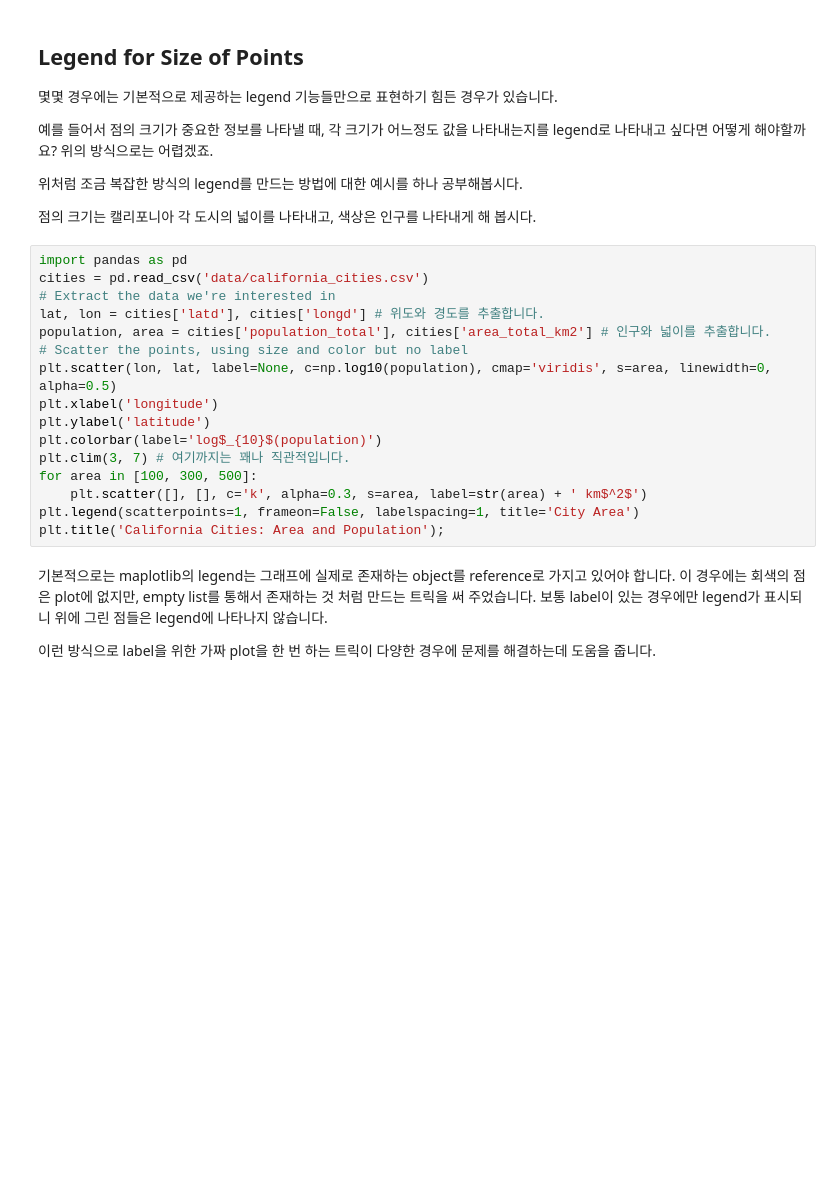
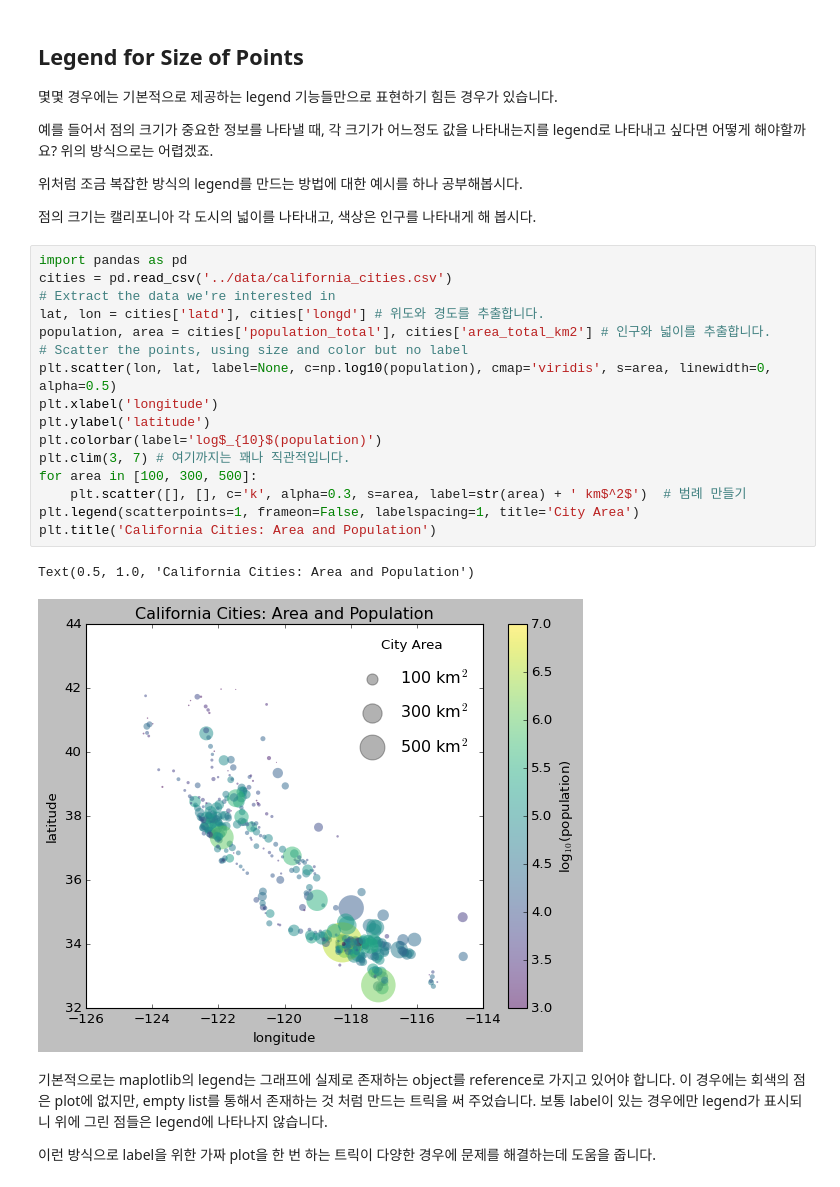
Before and after one commit to taegyunjjang/ssu2024, a Jupyter notebook: ML/5주차/W05-Visualization2.ipynb, the cells around one changed output. Drawn from its saved outputs; the diff is of its cells as text; blank space fills up the shorter version.

```diff
--- a/ML/5주차/W05-Visualization2.ipynb
+++ b/ML/5주차/W05-Visualization2.ipynb
@@ -97,20 +111,23 @@ legend는 기본적으로 label attribute가 없는 경우에는 표시되지
 점의 크기는 캘리포니아 각 도시의 넓이를 나타내고, 색상은 인구를 나타내게 해 봅시다.
 # %%
 import pandas as pd
-cities = pd.read_csv('data/california_cities.csv')
+cities = pd.read_csv('../data/california_cities.csv')
 # Extract the data we're interested in
 lat, lon = cities['latd'], cities['longd'] # 위도와 경도를 추출합니다.
 population, area = cities['population_total'], cities['area_total_km2'] # 인구와 넓이를 추출합니다.
 # Scatter the points, using size and color but no label
 plt.scatter(lon, lat, label=None, c=np.log10(population), cmap='viridis', s=area, linewidth=0, alpha=0.5)
 plt.xlabel('longitude')
 plt.ylabel('latitude')
 plt.colorbar(label='log$_{10}$(population)')
 plt.clim(3, 7) # 여기까지는 꽤나 직관적입니다.
 for area in [100, 300, 500]:
-    plt.scatter([], [], c='k', alpha=0.3, s=area, label=str(area) + ' km$^2$')
+    plt.scatter([], [], c='k', alpha=0.3, s=area, label=str(area) + ' km$^2$')  # 범례 만들기
 plt.legend(scatterpoints=1, frameon=False, labelspacing=1, title='City Area')
-plt.title('California Cities: Area and Population');
+plt.title('California Cities: Area and Population')
+# %% [output]
+Text(0.5, 1.0, 'California Cities: Area and Population')
+[figure, added]
 # %% [markdown]
 기본적으로는 maplotlib의 legend는 그래프에 실제로 존재하는 object를 reference로 가지고 있어야 합니다. 이 경우에는 회색의 점은 plot에 없지만, empty list를 통해서 존재하는 것 처럼 만드는 트릭을 써 주었습니다. 보통 label이 있는 경우에만 legend가 표시되니 위에 그린 점들은 legend에 나타나지 않습니다.
 
```
Also changed, not shown: parts of 68 cells of this notebook, 46 other files.
